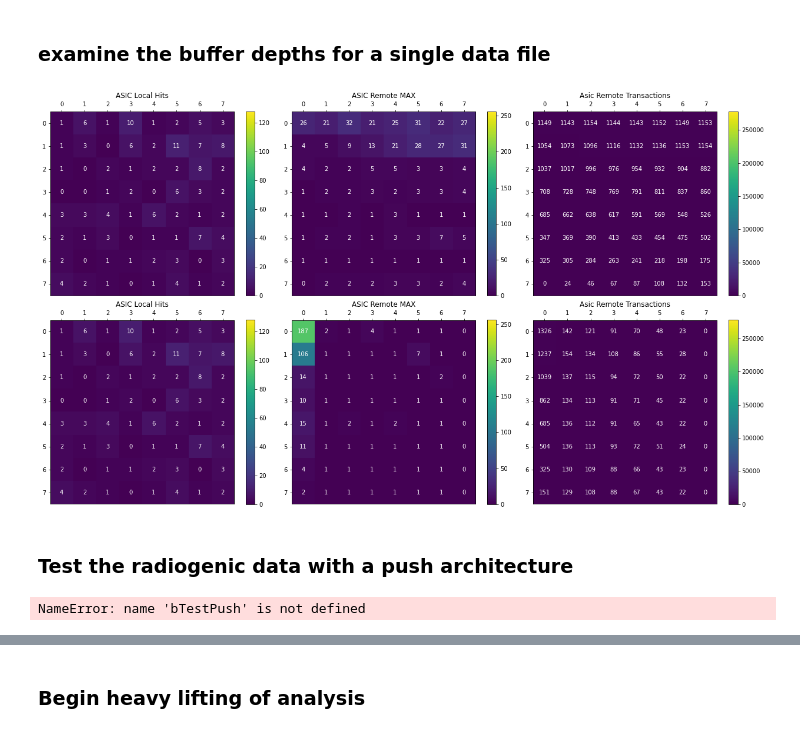
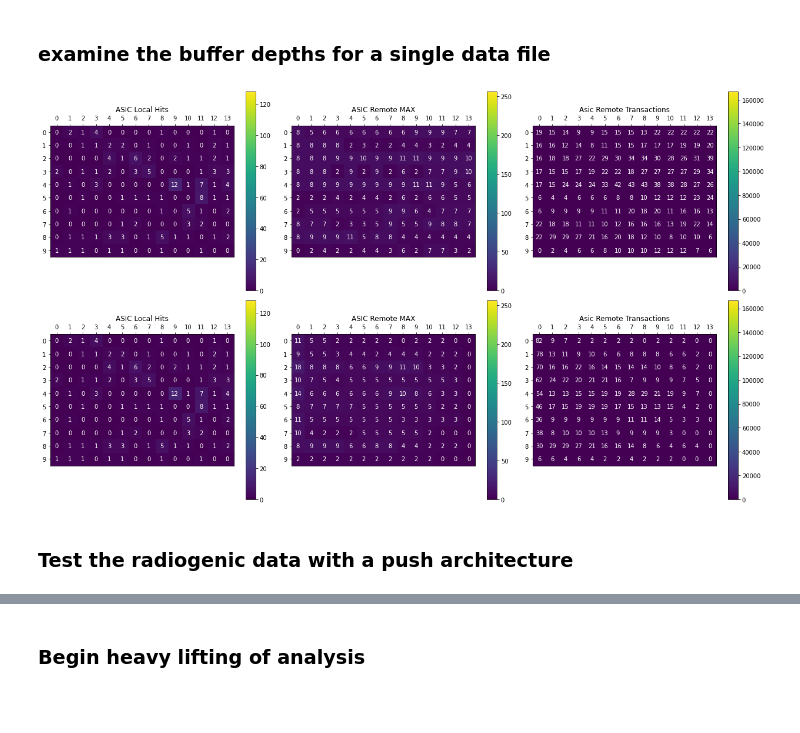
Before and after one commit to OliviaSeidel/qpix-digital, a Jupyter notebook: simulation-software/ArrayNotebook.ipynb, the cells around one changed output, grey strips where cells are left out. Cells and saved outputs as stored; diff of their text form; code cells hidden in the pictures; blank space fills up the shorter version.

Commit message:
improved test code coverage on snake/left route

```diff
--- a/simulation-software/ArrayNotebook.ipynb
+++ b/simulation-software/ArrayNotebook.ipynb
@@ -124,8 +125,9 @@ if bTestIdle:
         # look at how many calls to proc queue are made
         print(f"{ti} called proc {tile._queue.processed} times.")
 
-        for asicKey, hitData in tile._daqNode.hitData.items():
-            print(f"Received {len(hitData)} hits from {asicKey}.")
+        # NOTE: AsicKey deprecated!
+        # for asicKey, hitData in tile._daqNode.hitData.items():
+        #     print(f"Received {len(hitData)} hits from {asicKey}.")
 
     fig.tight_layout()
     plt.show()
@@ -594,7 +585,8 @@ def stuff():
 # reading in the json file
 import codecs, json
 # inFile = "tiledfALL.json"
-inFile = "tiledf05.json"
+# inFile = "tiledf05.json"
+inFile = "tiledf05_10x14.json"
 obj_text = codecs.open(inFile, 'r').read()
 readDF = json.loads(obj_text)
 # %% [markdown]
@@ -639,41 +631,45 @@ if bMakeFifoBars:
 # %%
 if bTestData:
     fig, axs = plt.subplots(len(testingArrays),3, figsize=(17.5,5*len(testingArrays)))
     for ti, tile in enumerate(testingArrays):
 
         transactData = PrintTransactMap(tile, silent=True)
+        rows = tile._nrows
+        cols = tile._ncols
 
         # build up 2d array of transactions to store in heat maps
         localData = np.zeros((rows,cols), dtype=np.int32)
         localT = transactData["LocalT"]
         for i, j, T in localT:
             localData[i][j] = T
 
         remoteDataT = np.zeros((rows,cols), dtype=np.int32)
         remoteT = transactData["RemoteT"]
         for i, j, T in remoteT:
             remoteDataT[i][j] = T
 
         remoteDataM = np.zeros((rows,cols), dtype=np.int32)
         remoteM = transactData["RemoteMax"]
         for i, j, T in remoteM:
             remoteDataM[i][j] = T
 
         # max number of transactions in this data time
-        maxActivity = TIMESTOP / (1/50e6 * 1800)
+        maxActivity = TIMESTOP / (1/rad_arrayS.fNominal * 1800)
 
         # construct the heatmaps
-        heatMap(localData, rows, cols, ax=axs[ti, 0], vmin=0, vmax=128, header="ASIC Local Hits")
-        heatMap(remoteDataM, rows, cols, ax=axs[ti, 1], vmin=0, vmax=256, header="ASIC Remote MAX")
-        heatMap(remoteDataT, rows, cols, ax=axs[ti, 2], vmin=0, vmax=maxActivity, header="Asic Remote Transactions")
+        rs = f"{tile.RouteState}"
+        heatMap(localData, rows, cols, ax=axs[ti, 0], vmin=0, vmax=128, header=rs+"ASIC Local Hits")
+        heatMap(remoteDataM, rows, cols, ax=axs[ti, 1], vmin=0, vmax=256, header=rs+"ASIC Remote MAX")
+        heatMap(remoteDataT, rows, cols, ax=axs[ti, 2], vmin=0, vmax=maxActivity, header=rs+"Asic Remote Transactions")
 
     fig.tight_layout()
     plt.show()
 # %% [output]
-[figure, old version]
+[figure, new version]
 # %% [markdown]
 ### Test the radiogenic data with a push architecture
 # %%
+bTestPush = True
 if bTestPush:
     rows = readDF["nrows"]
     cols = readDF["ncols"]
@@ -688,7 +684,7 @@ if bTestPush:
     testingArrays.append(rad_arrayS)
 
     # # make a 'left' routed Asic tile
-    # rad_arrayL = qparray.QpixAsicArray(rows, cols, tiledf=readDF, debug=0)
+    rad_arrayL = qparray.QpixAsicArray(rows, cols, tiledf=readDF, debug=0)
     rad_arrayL.Route(route="left", timeout=testTimeout)
     rad_arrayL.SetPushState()
     testingArrays.append(rad_arrayL)
@@ -700,8 +696,6 @@ if bTestPush:
     # listen for the entire duration
     for tile in testingArrays:
         tile.IdleFor(TIMESTOP + 5)
-# %% [output]
-NameError: name 'bTestPush' is not defined
 # %%
 if bTestPush:
     fig, axs = plt.subplots(len(testingArrays),3, figsize=(17.5,5*len(testingArrays)))
```
Also changed, not shown: parts of 7 cells of this notebook, 8 other files.
